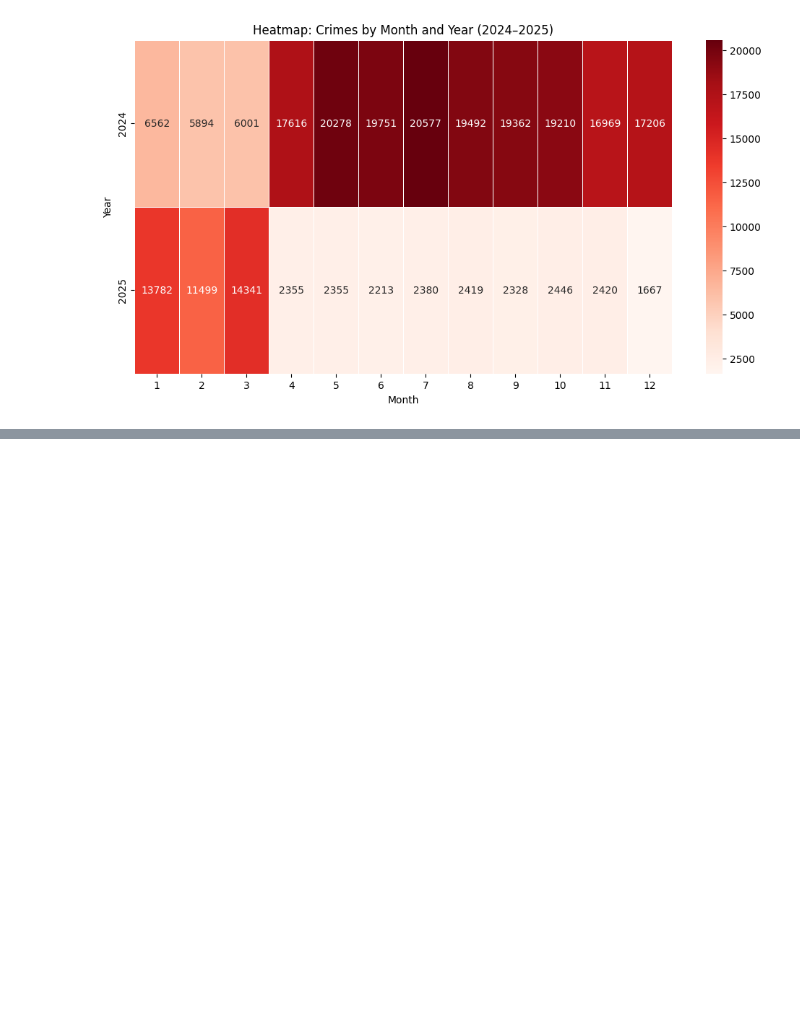
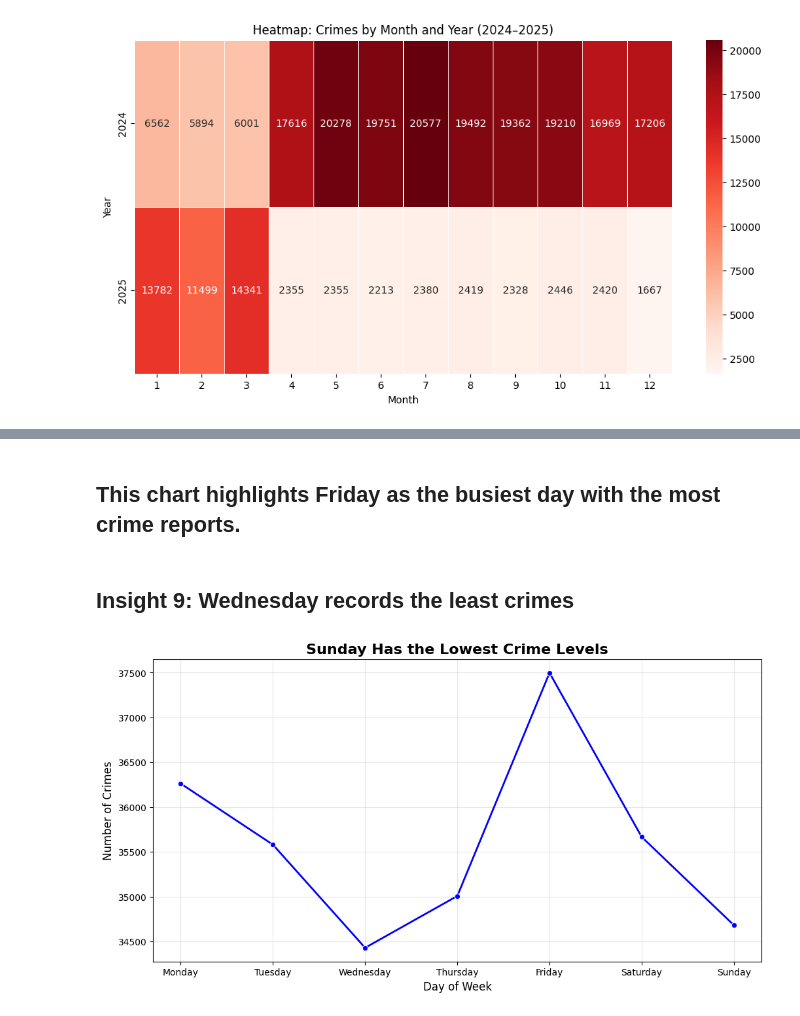
Before and after one commit to pasapak-sayo/ELEC303-DataAnalytics_exam, a Jupyter notebook: MidtermHandsOnExam.ipynb, the cells around one changed output, grey strips where cells are left out. Cells and saved outputs as stored; diff of their text form; code cells hidden in the pictures; blank space fills up the shorter version.

```diff
--- a/MidtermHandsOnExam.ipynb
+++ b/MidtermHandsOnExam.ipynb
@@ -201,0 +239,14 @@ plt.show()
+# %% [markdown]
+<h2>This chart highlights Friday as the busiest day with the most crime reports.</h2>
+# %% [markdown]
+<h2>Insight 9: Wednesday records the least crimes</h2>
+# %%
+plt.figure(figsize=(12,6))
+sns.lineplot(data=day_trends, x='DayOfWeek', y='Counts', color="blue", marker="o", linewidth=2)
+plt.title("Sunday Has the Lowest Crime Levels", fontsize=16, fontweight='bold')
+plt.xlabel("Day of Week", fontsize=12)
+plt.ylabel("Number of Crimes", fontsize=12)
+plt.grid(True, alpha=0.3)
+plt.show()
+# %% [output]
+[figure, added]
```
Also changed, not shown: parts of 98 cells of this notebook.
